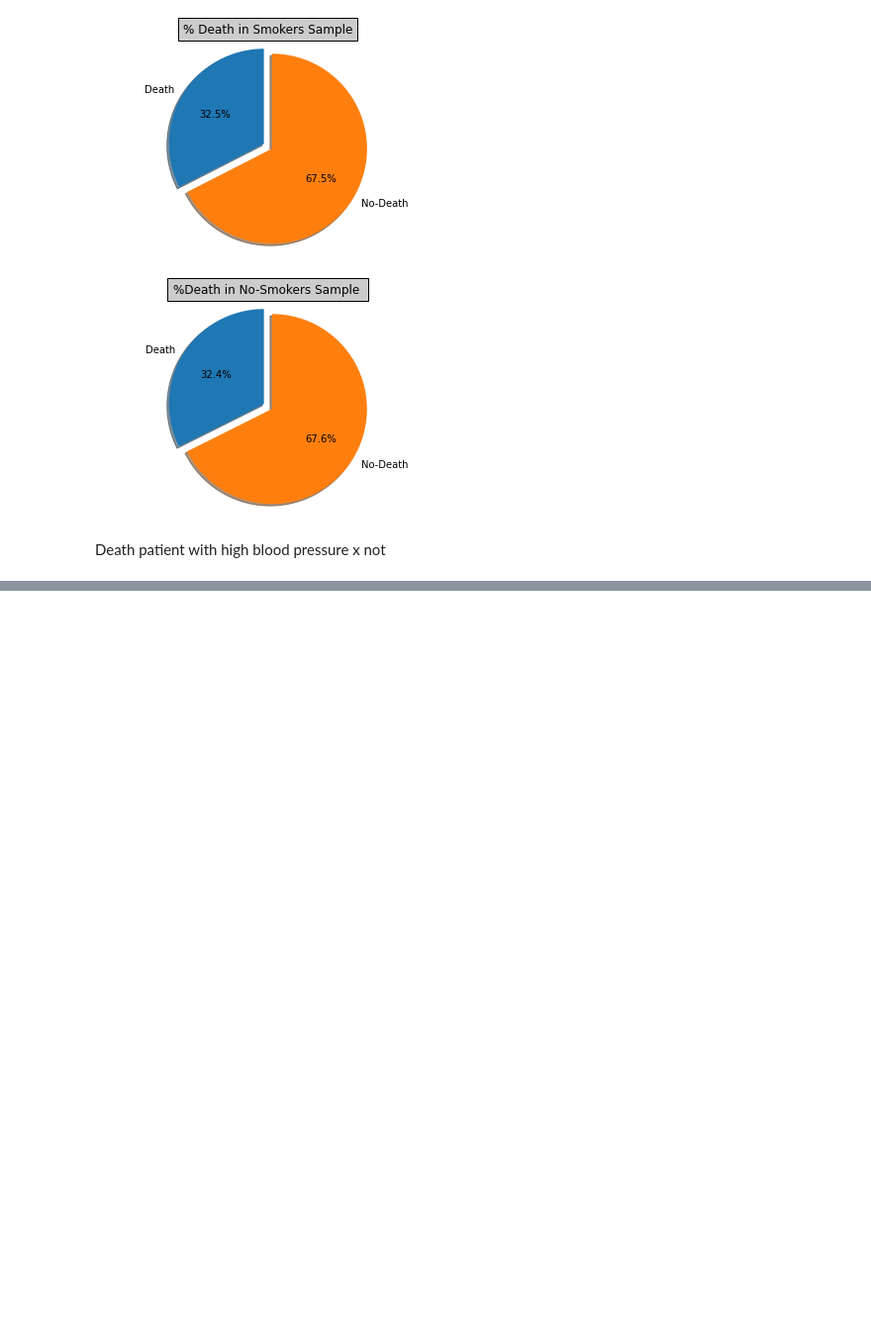
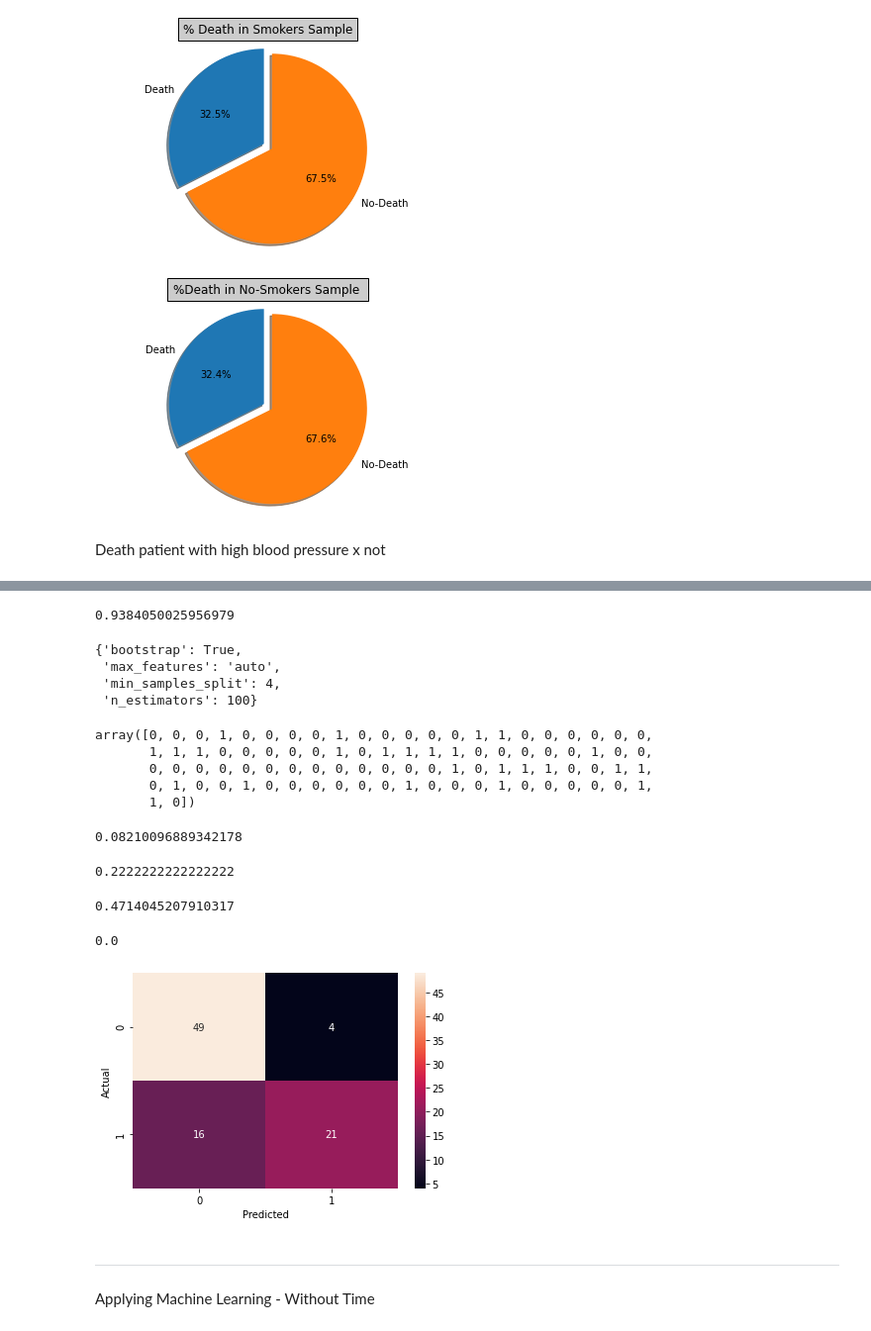
Before and after one commit to LincolnG4/Heart-Failure-Prediction, a Jupyter notebook: Heart_Failure.ipynb, the cells around one changed output, grey strips where cells are left out. Shown: that part at 99% size. Saved outputs shown, nothing was run; the diff lists cells and outputs as text; code cells hidden in the pictures; blank space fills up the shorter version.

```diff
--- a/Heart_Failure.ipynb
+++ b/Heart_Failure.ipynb
@@ -491,0 +533,5 @@ Death patient with high blood pressure x not
+# %%
+X = df.drop('DEATH_EVENT',axis=1)
+y = df['DEATH_EVENT']
+
+X_train,X_test,y_train,y_test = train_test_split(X,y,test_size = 0.3,random_state = 42)
@@ -491,0 +618,11 @@ Death patient with high blood pressure x not
+# %%
+param_grid = {
+            "n_estimators"      : [10,50,100,200,700],
+            "max_features"      : ["auto", "sqrt", "log2"],
+            "min_samples_split" : [2,4,8],
+            "bootstrap": [True, False],
+            }
+# %%
+grid =GridSearchCV(RandomForestClassifier(), param_grid, cv=5,
+                   n_jobs=-1, verbose=1)
+grid.fit(X_train, y_train)
@@ -491,0 +652,64 @@ Death patient with high blood pressure x not
+# %%
+RMSE_grid_param = np.sqrt(grid.best_score_)
+
+RMSE_grid_param
+# %% [output]
+0.9384050025956979
+# %%
+grid.best_params_
+# %% [output]
+{'bootstrap': True,
+ 'max_features': 'auto',
+ 'min_samples_split': 4,
+ 'n_estimators': 100}
+# %%
+pred = grid.predict(X_test)
+pred
+# %% [output]
+array([0, 0, 0, 1, 0, 0, 0, 0, 1, 0, 0, 0, 0, 0, 1, 1, 0, 0, 0, 0, 0, 0,
+       1, 1, 1, 0, 0, 0, 0, 0, 1, 0, 1, 1, 1, 1, 0, 0, 0, 0, 0, 1, 0, 0,
+       0, 0, 0, 0, 0, 0, 0, 0, 0, 0, 0, 0, 0, 1, 0, 1, 1, 1, 0, 0, 1, 1,
+       0, 1, 0, 0, 1, 0, 0, 0, 0, 0, 0, 1, 0, 0, 0, 1, 0, 0, 0, 0, 0, 1,
+       1, 0])
+# %%
+score = r2_score(y_test,pred)
+score
+# %% [output]
+0.08210096889342178
+# %%
+MSE = mean_squared_error(y_test,pred)
+MSE
+# %% [output]
+0.2222222222222222
+# %%
+RMSE_pred = np.sqrt(MSE)
+RMSE_pred
+# %% [output]
+0.4714045207910317
+# %%
+pred2 = grid.predict(X_train)
+MSE2 = mean_squared_error(y_train,pred2)
+RMSE2_pred = np.sqrt(MSE2)
+RMSE2_pred
+# %% [output]
+0.0
+# %%
+import pandas as pd
+import seaborn as sn
+import matplotlib.pyplot as plt
+
+data = {'y_Actual':    y_test,
+        'y_Predicted': pred
+        }
+
+dft = pd.DataFrame(data, columns=['y_Actual','y_Predicted'])
+confusion_matrix = pd.crosstab(dft['y_Actual'], dft['y_Predicted'], rownames=['Actual'], colnames=['Predicted'])
+
+sn.heatmap(confusion_matrix, annot=True)
+plt.show()
+# %% [output]
+[figure, added]
+# %% [markdown]
+_______________________________________________________________________
+
+Applying Machine Learning -  Without Time
```
Also changed, not shown: parts of 52 cells of this notebook.
